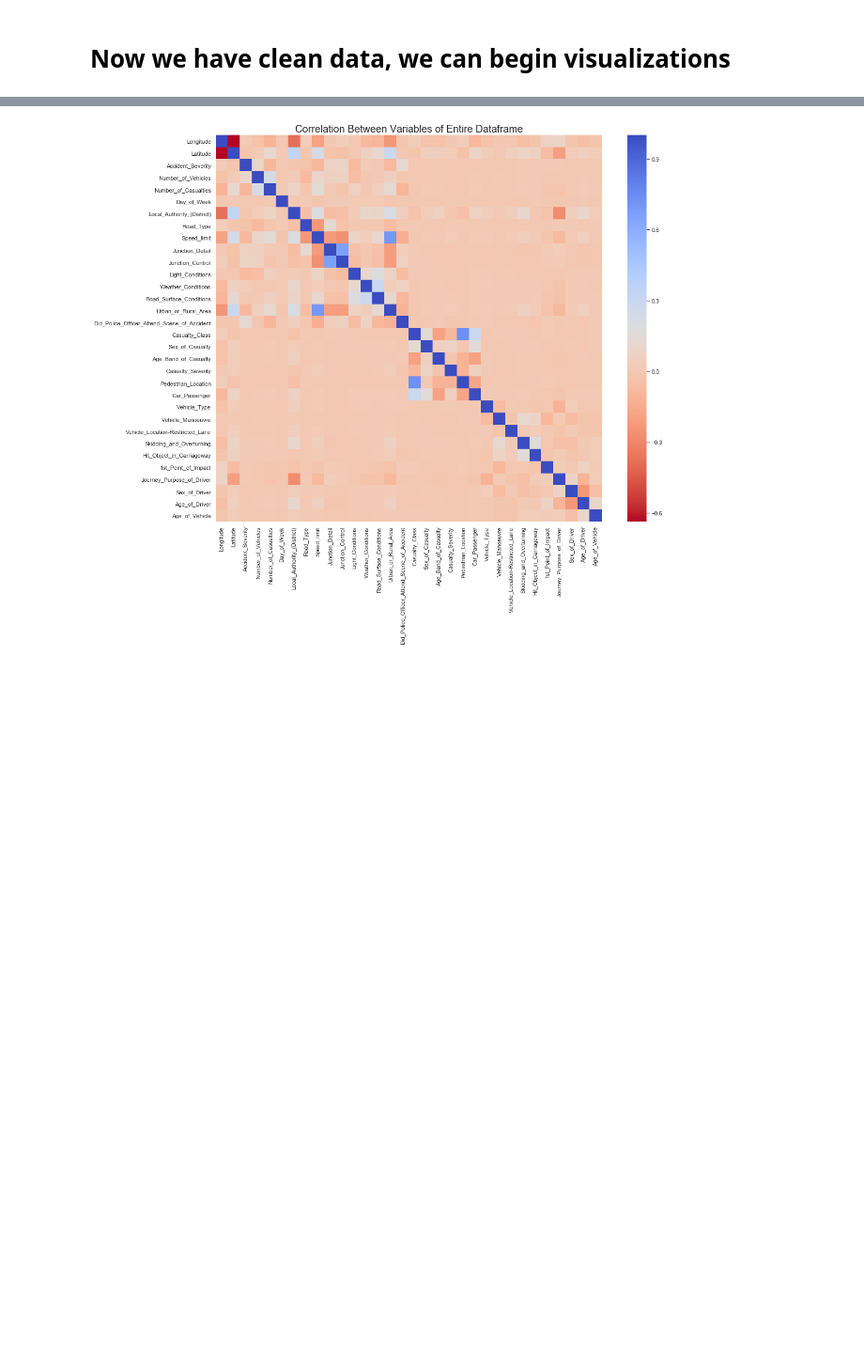
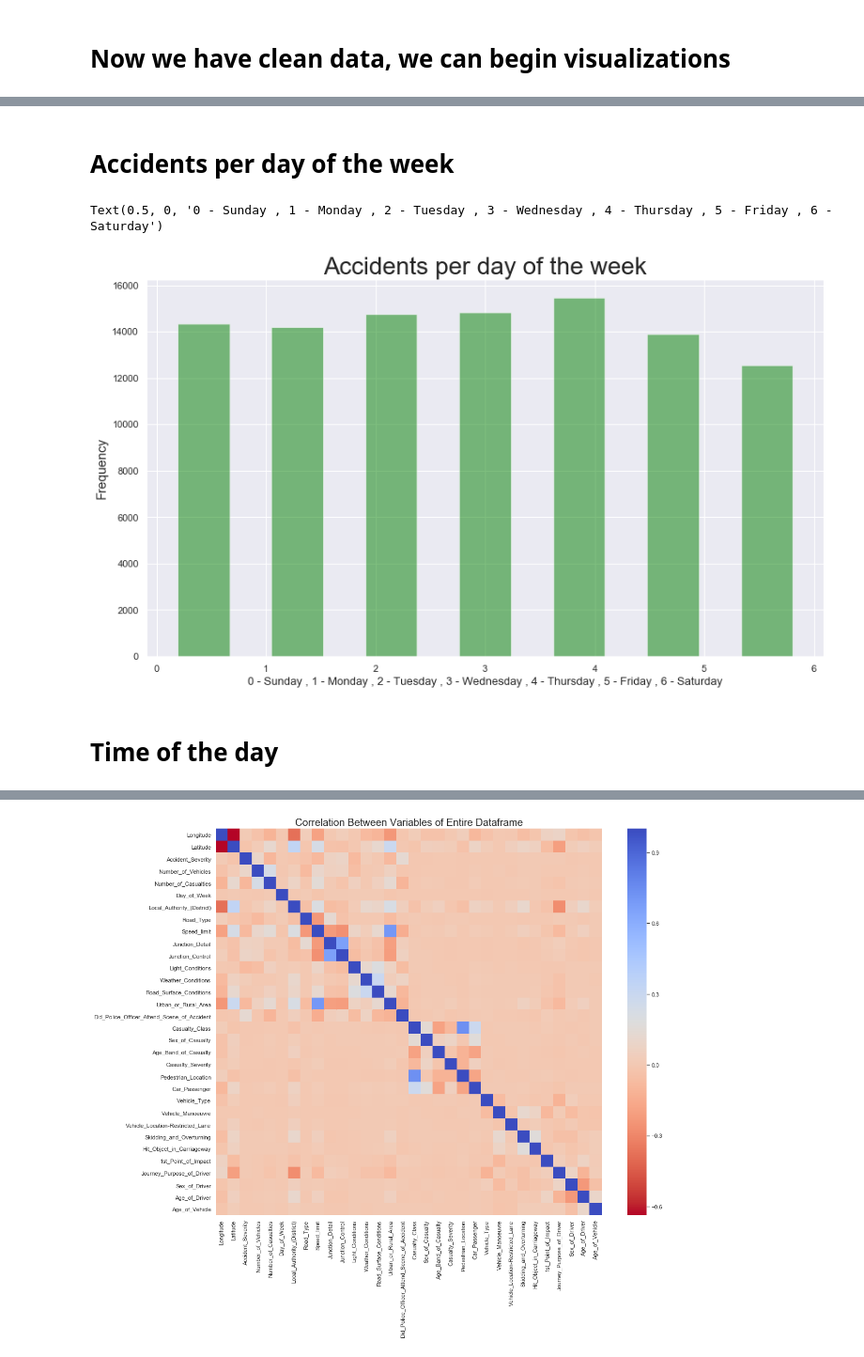
Before and after one commit to BrunoJay/Python-recess-project, a Jupyter notebook: uploadingClean.ipynb, the cells around one changed output, grey strips where cells are left out. Shown at 94% size. Cells and saved outputs as stored; diff of their text form; code cells hidden in the pictures; blank space fills up the shorter version.

```diff
--- a/uploadingClean.ipynb
+++ b/uploadingClean.ipynb
@@ -200,2 +201,11 @@ from sklearn.metrics import average_precision_score
 # %% [markdown]
 # Now we have clean data, we can begin visualizations
+# %%
+#we do this so that we can easily cm out qith insights
+ac_vh=pd.concat([accidents,vehicles],axis='columns')
+ac_vh.set_index('Accident_Index',inplace=True)
+
+# create datetime from columns date and time
+dt = ac_vh.Date + " " + ac_vh.Time
+date_time = pd.to_datetime(dt, errors='coerce')
+date_time.head()
@@ -201,0 +220,14 @@ from sklearn.metrics import average_precision_score
+# %% [markdown]
+# Accidents per day of the week
+# %%
+plt.figure(figsize=(14,8))
+date_time.dt.dayofweek.hist(bins=7,rwidth=0.55,alpha=0.5, color='green')
+plt.title('Accidents per day of the week' , fontsize=28)
+plt.grid(True)
+plt.ylabel('Frequency' , fontsize=15)
+plt.xlabel('0 - Sunday , 1 - Monday , 2 - Tuesday , 3 - Wednesday , 4 - Thursday , 5 - Friday , 6 - Saturday' , fontsize =13)
+# %% [output]
+Text(0.5, 0, '0 - Sunday , 1 - Monday , 2 - Tuesday , 3 - Wednesday , 4 - Thursday , 5 - Friday , 6 - Saturday')
+[figure, added]
+# %% [markdown]
+# Time of the day
```
Also changed, not shown: parts of 68 cells of this notebook.
